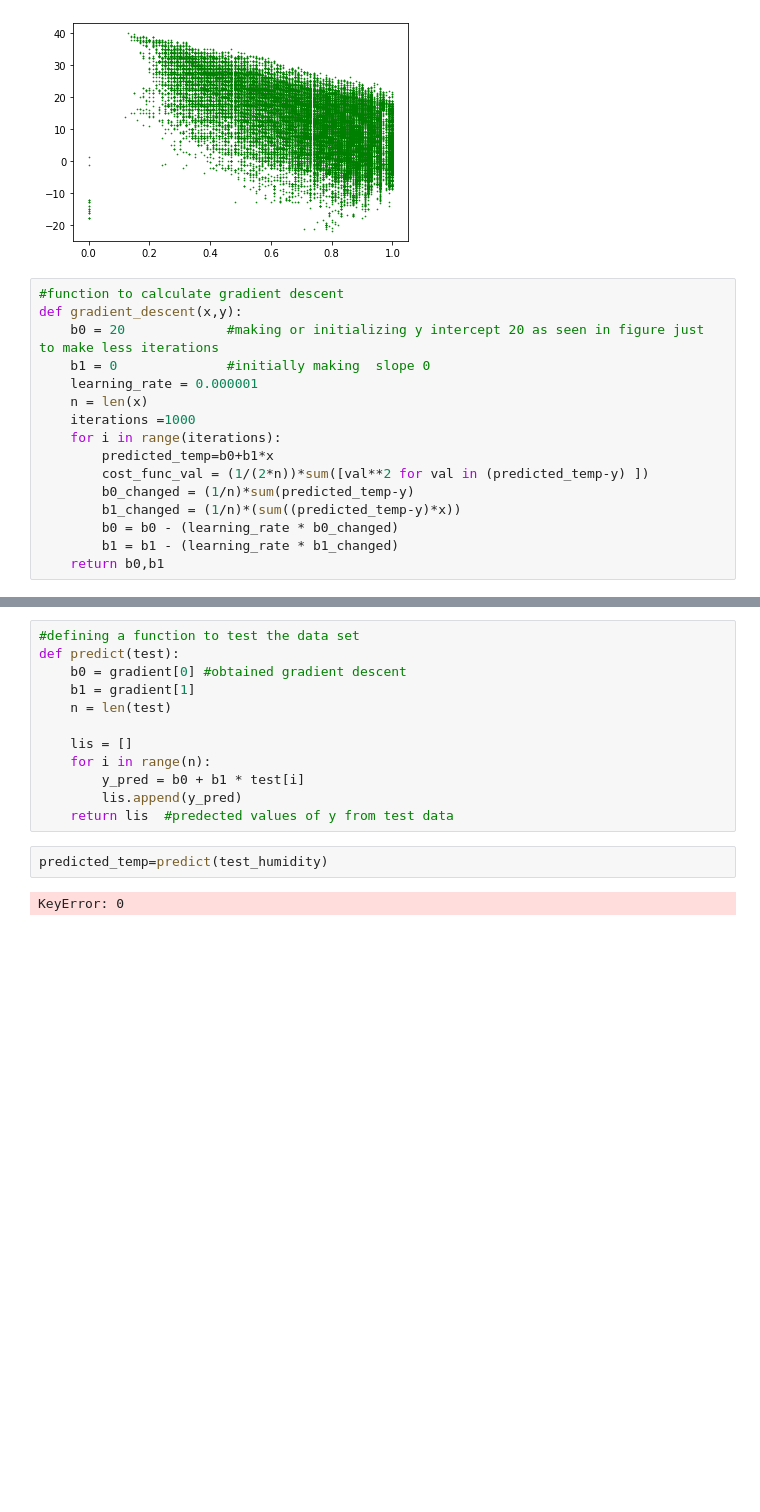
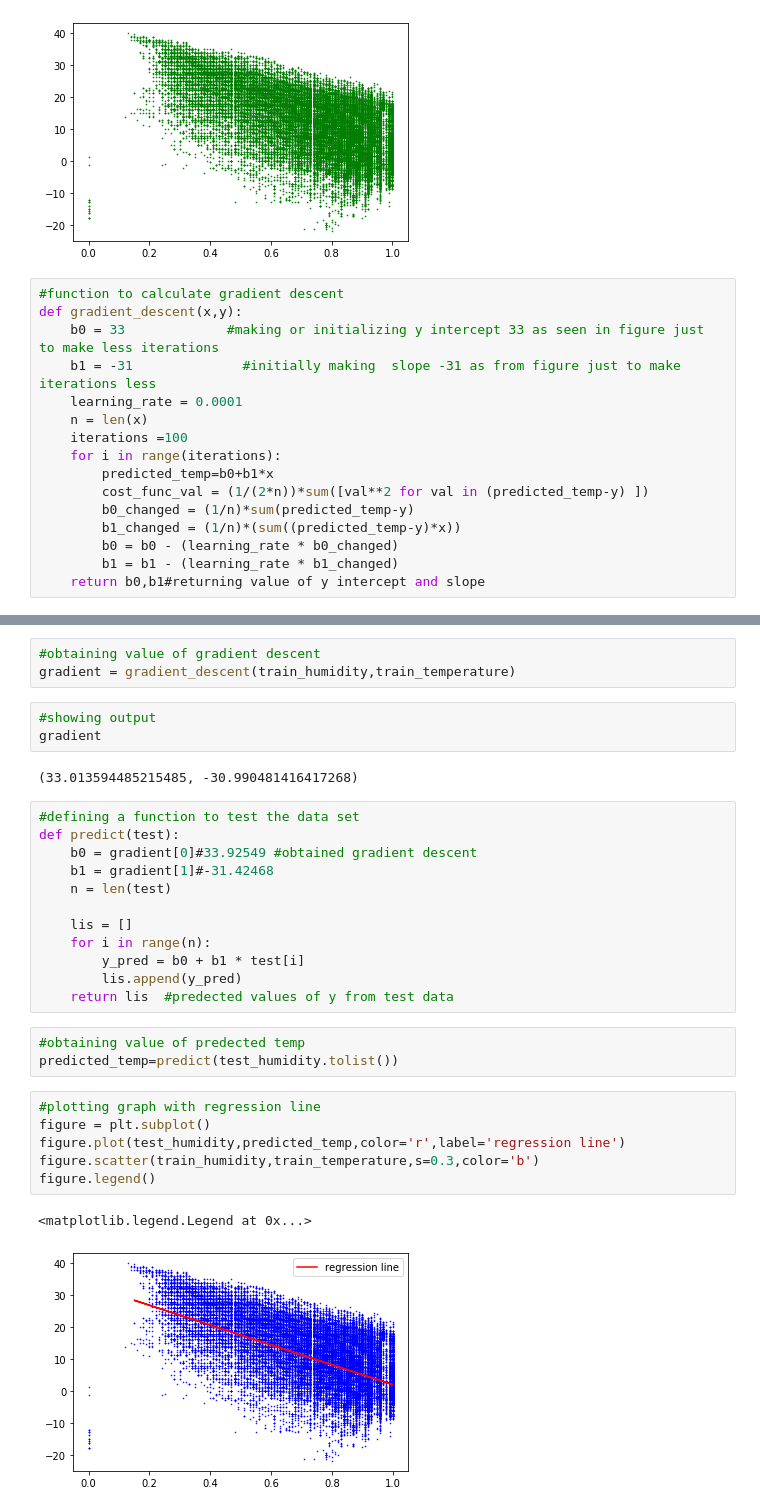
Before and after one commit to SunnyRaj94/Machine-Learning-From-Scratch, a Jupyter notebook: regression/simple_linear_regression/02_problem.ipynb, the cells around one changed output, grey strips where cells are left out. Cells and saved outputs as stored; diff of their text form; blank space fills up the shorter version.

Commit message:
refactored: problem 02 of simple linear regression

```diff
--- a/regression/simple_linear_regression/02_problem.ipynb
+++ b/regression/simple_linear_regression/02_problem.ipynb
@@ -80,11 +80,11 @@ plt.scatter(train_humidity,train_temperature,s=0.4,color='g')
 # %%
 #function to calculate gradient descent
 def gradient_descent(x,y):
-    b0 = 20             #making or initializing y intercept 20 as seen in figure just to make less iterations
-    b1 = 0              #initially making  slope 0
-    learning_rate = 0.000001
+    b0 = 33             #making or initializing y intercept 33 as seen in figure just to make less iterations
+    b1 = -31              #initially making  slope -31 as from figure just to make iterations less
+    learning_rate = 0.0001
     n = len(x)
-    iterations =1000
+    iterations =100
     for i in range(iterations):
         predicted_temp=b0+b1*x
         cost_func_val = (1/(2*n))*sum([val**2 for val in (predicted_temp-y) ])
@@ -92,4 +92,4 @@ def gradient_descent(x,y):
         b1_changed = (1/n)*(sum((predicted_temp-y)*x))
         b0 = b0 - (learning_rate * b0_changed)
         b1 = b1 - (learning_rate * b1_changed)
-    return b0,b1
+    return b0,b1#returning value of y intercept and slope
@@ -102,8 +96,16 @@ gradient
+# %%
+#obtaining value of gradient descent
+gradient = gradient_descent(train_humidity,train_temperature)
+# %%
+#showing output
+gradient
+# %% [output]
+(33.013594485215485, -30.990481416417268)
 # %%
 #defining a function to test the data set
 def predict(test):
-    b0 = gradient[0] #obtained gradient descent
-    b1 = gradient[1]
+    b0 = gradient[0]#33.92549 #obtained gradient descent
+    b1 = gradient[1]#-31.42468
     n = len(test)
 
     lis = []
@@ -111,7 +113,15 @@ def predict(test):
         y_pred = b0 + b1 * test[i]
         lis.append(y_pred)
     return lis  #predected values of y from test data
-# %%
-predicted_temp=predict(test_humidity)
-# %% [output]
-KeyError: 0
+# %%
+#obtaining value of predected temp
+predicted_temp=predict(test_humidity.tolist())
+# %%
+#plotting graph with regression line
+figure = plt.subplot()
+figure.plot(test_humidity,predicted_temp,color='r',label='regression line')
+figure.scatter(train_humidity,train_temperature,s=0.3,color='b')
+figure.legend()
+# %% [output]
+<matplotlib.legend.Legend at 0x...>
+[figure, added]
```
Also changed, not shown: parts of 4 cells of this notebook.
